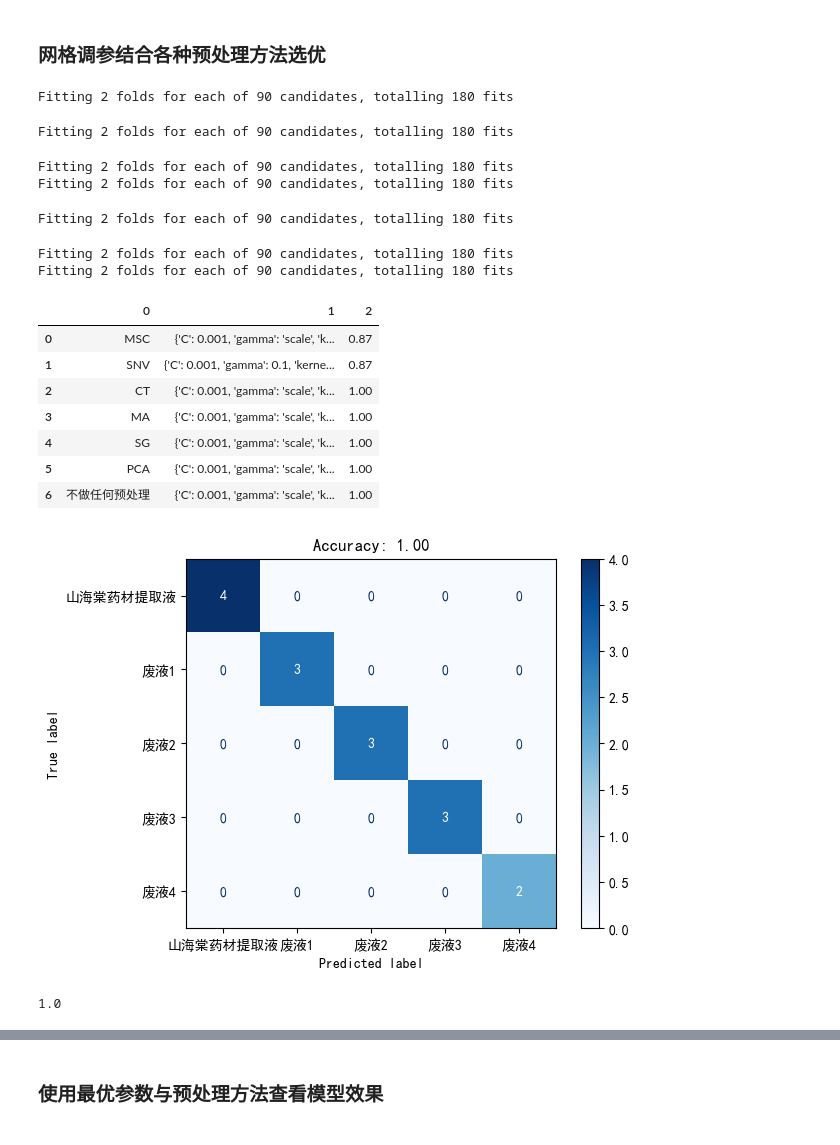
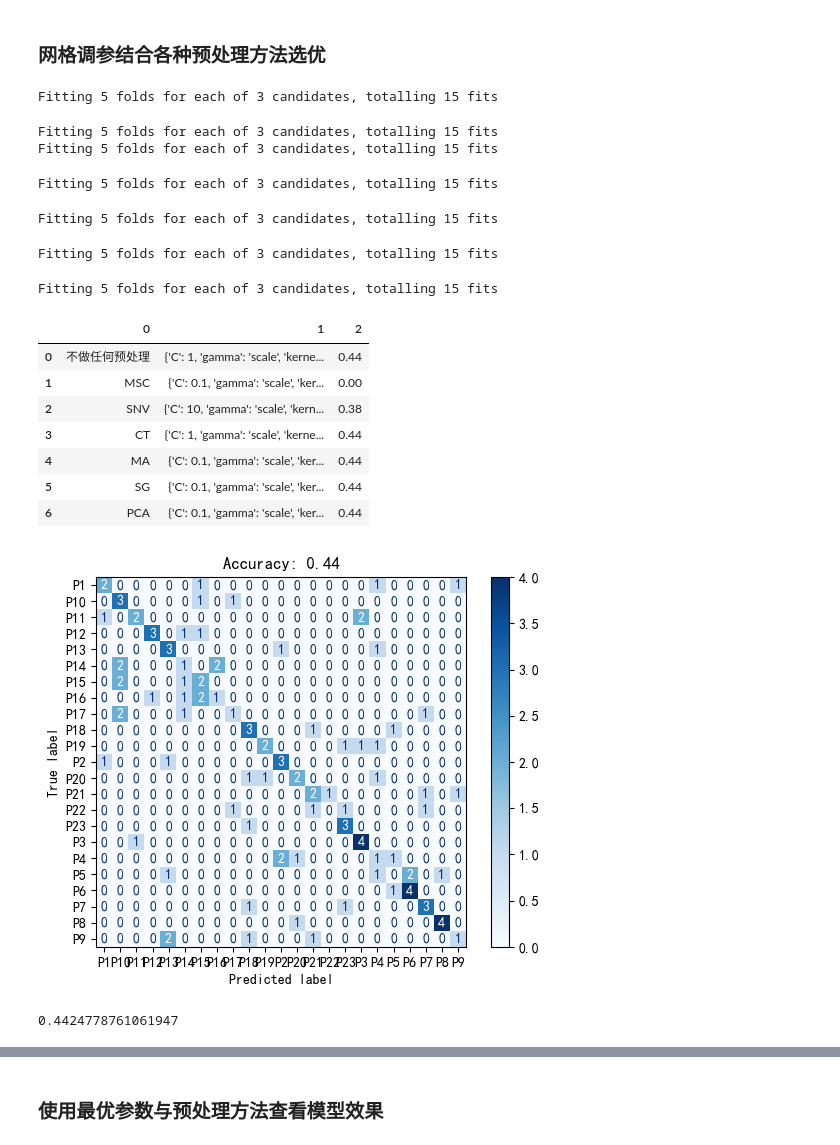
Before and after one commit to zwb-2023/Spectrum_analyse, a Jupyter notebook: 光谱数据分析模板.ipynb, the cells around one changed output, grey strips where cells are left out. Saved outputs shown, nothing was run; the diff lists cells and outputs as text; code cells hidden in the pictures.

```diff
--- a/光谱数据分析模板.ipynb
+++ b/光谱数据分析模板.ipynb
@@ -3,13 +3,24 @@
 # %%
 import pandas as pd
 import numpy as np
-df = pd.read_excel(rf'废液与提取液.xlsx' , index_col = 0)
+df = pd.read_csv(rf'浸膏有标签数据.csv' , index_col = 0)
+# df = df.groupby(df.index).mean()
+
 labels = df.index.values
 
 spectrum = df.values
 spectrum = spectrum
 wave = [float(i) for i in df.columns.values]
 wave = wave
+# %%
+biaoqian = pd.read_excel(rf'I:\experiment_data\陈皮\Spectrum_analyse\浸膏标签.xlsx' )
+
+label_mapping = dict(zip(biaoqian.iloc[:, 0], biaoqian.iloc[:, 1]))
+
+labels_mapped = list(map(lambda x: label_mapping.get(x, x), labels))
+
+# 查看替换后的 labels
+labels = labels_mapped
 # %% [markdown]
 ### 绘图查看数据情况
 # %%
@@ -53,13 +128,14 @@ from SpectrumAnalyse import msc, snv, CT, MA, SG, pca, none
 from SpectrumAnalyse import SPA_select, coefficient_of_variation, k_fold_cross_validation, leave_one_out_cross_validation, mean_squared_error, pearson_correlation, plot_duplicate_data, plot_duplicate_data_both, plot_selected_features, split_data, spearman_correlation, spectral_angle
 
 preprocessing_functions = {
+    '不做任何预处理': none,
     'MSC': msc,
     'SNV': snv,
     'CT': CT,
     'MA': MA,
     'SG': SG,
     'PCA': pca,
-    '不做任何预处理': none
+
 }
 # %% [markdown]
 ### 网格调参结合各种预处理方法选优
@@ -81,17 +157,17 @@ model = SVC()
 
 # 定义参数网格
 param_grid = {
-    'C': [0.001, 0.01, 0.1, 0.5, 1, 10],  # 惩罚参数
-    'kernel': ['linear', 'rbf', 'poly'],  # 核函数类型
-    'gamma': ['scale', 'auto', 0.1, 1, 10]  # 核函数的gamma值
+    'C': [0.1, 1, 10],  # 惩罚参数
+    'kernel': ['linear'],  # 核函数类型
+    'gamma': ['scale']  # 核函数的gamma值
 }
 
 from sklearn.model_selection import StratifiedKFold
 
 # 使用 StratifiedKFold 并传递 random_state
-cv = StratifiedKFold(n_splits=2, shuffle=True, random_state=random_seed)
+cv = StratifiedKFold(n_splits=5, shuffle=True, random_state=random_seed)
 # 创建GridSearchCV对象，使用5折交叉验证（可以调整交叉验证的折数）
-grid_search = GridSearchCV(estimator=model, param_grid=param_grid, cv=cv, n_jobs=-1, verbose=1, scoring='accuracy' )
+grid_search = GridSearchCV(estimator=model, param_grid=param_grid, cv=cv, n_jobs=1, verbose=1, scoring='accuracy' )
 
 test_results = []
 
@@ -117,27 +193,27 @@ for name, func in tqdm(preprocessing_functions.items(), desc="Processing Functio
 
 pd.DataFrame(test_results)
 # %% [output]
-Fitting 2 folds for each of 90 candidates, totalling 180 fits
+Fitting 5 folds for each of 3 candidates, totalling 15 fits
-Fitting 2 folds for each of 90 candidates, totalling 180 fits
+Fitting 5 folds for each of 3 candidates, totalling 15 fits
+Fitting 5 folds for each of 3 candidates, totalling 15 fits
-Fitting 2 folds for each of 90 candidates, totalling 180 fits
-Fitting 2 folds for each of 90 candidates, totalling 180 fits
+Fitting 5 folds for each of 3 candidates, totalling 15 fits
-Fitting 2 folds for each of 90 candidates, totalling 180 fits
+Fitting 5 folds for each of 3 candidates, totalling 15 fits
-Fitting 2 folds for each of 90 candidates, totalling 180 fits
-Fitting 2 folds for each of 90 candidates, totalling 180 fits
+Fitting 5 folds for each of 3 candidates, totalling 15 fits
+Fitting 5 folds for each of 3 candidates, totalling 15 fits
 |  | 0 | 1 | 2 |
-| 0 | MSC | {'C': 0.001, 'gamma': 'scale', 'k... | 0.87 |
-| 1 | SNV | {'C': 0.001, 'gamma': 0.1, 'kerne... | 0.87 |
-| 2 | CT | {'C': 0.001, 'gamma': 'scale', 'k... | 1.00 |
-| 3 | MA | {'C': 0.001, 'gamma': 'scale', 'k... | 1.00 |
-| 4 | SG | {'C': 0.001, 'gamma': 'scale', 'k... | 1.00 |
-| 5 | PCA | {'C': 0.001, 'gamma': 'scale', 'k... | 1.00 |
-| 6 | 不做任何预处理 | {'C': 0.001, 'gamma': 'scale', 'k... | 1.00 |
+| 0 | 不做任何预处理 | {'C': 1, 'gamma': 'scale', 'kerne... | 0.44 |
+| 1 | MSC | {'C': 0.1, 'gamma': 'scale', 'ker... | 0.00 |
+| 2 | SNV | {'C': 10, 'gamma': 'scale', 'kern... | 0.38 |
+| 3 | CT | {'C': 1, 'gamma': 'scale', 'kerne... | 0.44 |
+| 4 | MA | {'C': 0.1, 'gamma': 'scale', 'ker... | 0.44 |
+| 5 | SG | {'C': 0.1, 'gamma': 'scale', 'ker... | 0.44 |
+| 6 | PCA | {'C': 0.1, 'gamma': 'scale', 'ker... | 0.44 |
 # %%
 best_model =SVC(C=1 , kernel='linear' , gamma='scale')
-k_fold_cross_validation(CT(spectrum), np.array(labels), best_model, n_splits=5 , random_state = random_seed )
+k_fold_cross_validation(spectrum, np.array(labels), best_model, n_splits=5 , random_state = random_seed )
 # %% [output]
-[figure, old version]
+[figure, new version]
-1.0
+0.4424778761061947
 # %%
 from SpectrumAnalyse import leave_one_out_cross_validation
 leave_one_out_cross_validation(spectrum, labels, best_model)
```
Also changed, not shown: parts of 7 cells of this notebook.
